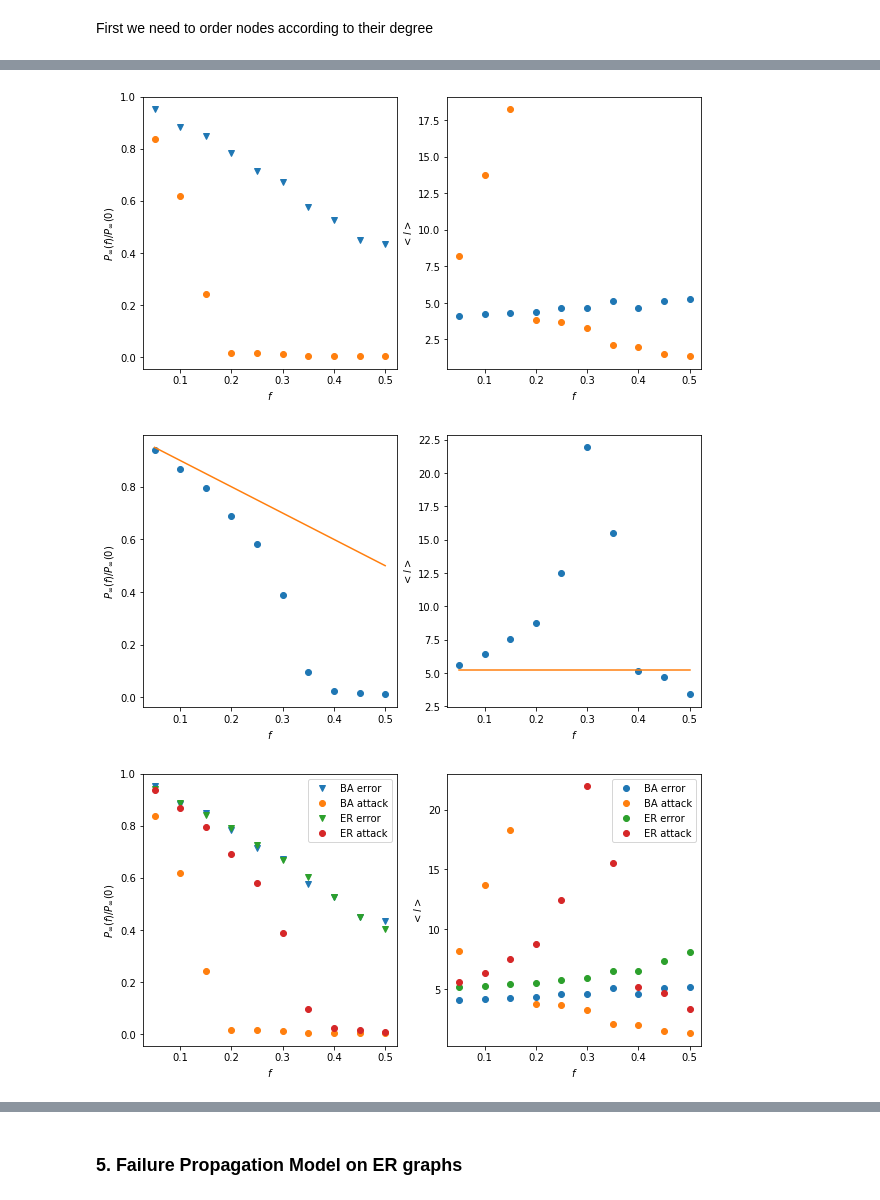
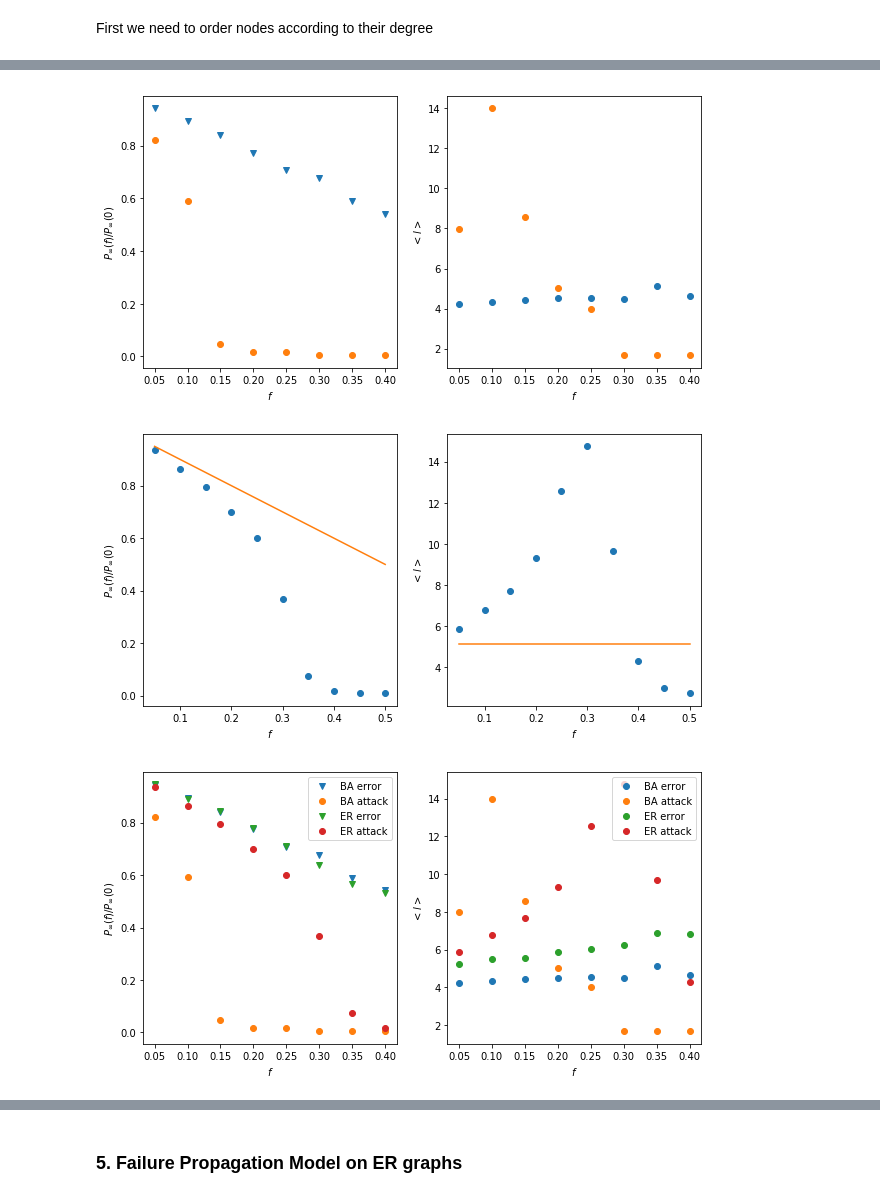
Before and after one commit to SaskaAloric/IntroCompleNeT2023, a Jupyter notebook: Notebooks/CNT_Lesson11.ipynb, the cells around one changed output, grey strips where cells are left out. Cells and saved outputs as stored; diff of their text form; code cells hidden in the pictures.

```diff
--- a/Notebooks/CNT_Lesson11.ipynb
+++ b/Notebooks/CNT_Lesson11.ipynb
@@ -51,7 +51,7 @@ fx=[]
 lBAo=[]
 for i in range(1,20):
     fx.append(i*0.05)
-    lBAo.append(4.059791791791792)
+    lBAo.append(4.0585645645645645)
 print(fx)
 # %% [output]
 [0.05, 0.1, 0.15000000000000002, 0.2, 0.25, 0.30000000000000004, 0.35000000000000003, 0.4, 0.45, 0.5, 0.55, 0.6000000000000001, 0.65, 0.7000000000000001, 0.75, 0.8, 0.8500000000000001, 0.9, 0.95000000 ...
@@ -135,7 +135,7 @@ Average shortest path is 4.982264207929929
 # %%
 lERo=[]
 for i in range(1,20):
-    lERo.append(5.226224954377573)
+    lERo.append(5.147183450944732)
 # %%
 GCsER=[]
 lER=[]
@@ -320,7 +322,7 @@ sorted_degLT=sorted(degLT.items(), key=operator.itemgetter(1), reverse=True)
 # %%
 GCsBA_a=[]
 lBA_a=[]
-for f in fx[0:10]:
+for f in fx[0:8]:
     #number of nodes that we will remove for each f
     n=int(mt.ceil(BA.number_of_nodes()*f))
     nd=[]
@@ -361,18 +363,18 @@ plt.figure(figsize=(10,5))
 plt.subplot(1,2,1)
 plt.xlabel("$f$")
 plt.ylabel('$P_{\infty}(f)/P_{\infty}(0)$')
-plt.plot(fx[0:10],GCsBA[0:10],"v", label="BA error"  )
-plt.plot(fx[0:10],GCsBA_a,"o", label="BA attack"  )
+plt.plot(fx[0:8],GCsBA[0:8],"v", label="BA error"  )
+plt.plot(fx[0:8],GCsBA_a,"o", label="BA attack"  )
 
 plt.subplot(1,2,2)
 plt.xlabel("$f$")
 plt.ylabel('$<l>$')
-plt.plot(fx[0:10],lBA[0:10],"o", label="BA error" )
-plt.plot(fx[0:10],lBA_a,"o", label="BA attack" )
+plt.plot(fx[0:8],lBA[0:8],"o", label="BA error" )
+plt.plot(fx[0:8],lBA_a,"o", label="BA attack" )
 
 plt.show()
 # %% [output]
-[figure, old version]
+[figure, new version]
 # %%
 GCsER_a=[]
 lER_a=[]
@@ -411,30 +413,30 @@ plt.plot(fx[0:10],lER_a,"o", label="shorthest path" )
 plt.plot(fx[0:10],lERo[0:10],"-", label="original" )
 plt.show()
 # %% [output]
-[figure, old version]
+[figure, new version]
 # %%
 plt.figure(figsize=(10,5))
 plt.subplot(1,2,1)
 plt.xlabel("$f$")
 plt.ylabel('$P_{\infty}(f)/P_{\infty}(0)$')
-plt.plot(fx[0:10],GCsBA[0:10],"v", label="BA error"  )
-plt.plot(fx[0:10],GCsBA_a,"o", label="BA attack"  )
-plt.plot(fx[0:10],GCsER[0:10],"v", label="ER error"  )
-plt.plot(fx[0:10],GCsER_a,"o", label="ER attack"  )
+plt.plot(fx[0:8],GCsBA[0:8],"v", label="BA error"  )
+plt.plot(fx[0:8],GCsBA_a,"o", label="BA attack"  )
+plt.plot(fx[0:8],GCsER[0:8],"v", label="ER error"  )
+plt.plot(fx[0:8],GCsER_a[0:8],"o", label="ER attack"  )
 plt.legend()
 
 plt.subplot(1,2,2)
 plt.xlabel("$f$")
 plt.ylabel('$<l>$')
-plt.plot(fx[0:10],lBA[0:10],"o", label="BA error" )
-plt.plot(fx[0:10],lBA_a,"o", label="BA attack" )
-plt.plot(fx[0:10],lER[0:10],"o", label="ER error" )
-plt.plot(fx[0:10],lER_a,"o", label="ER attack" )
+plt.plot(fx[0:8],lBA[0:8],"o", label="BA error" )
+plt.plot(fx[0:8],lBA_a,"o", label="BA attack" )
+plt.plot(fx[0:8],lER[0:8],"o", label="ER error" )
+plt.plot(fx[0:8],lER_a[0:8],"o", label="ER attack" )
 plt.legend()
 
 plt.show()
 # %% [output]
-[figure, old version]
+[figure, new version]
 # %%
 GCsLT_a=[]
 lLT_a=[]
```
Also changed, not shown: parts of 17 cells of this notebook.
